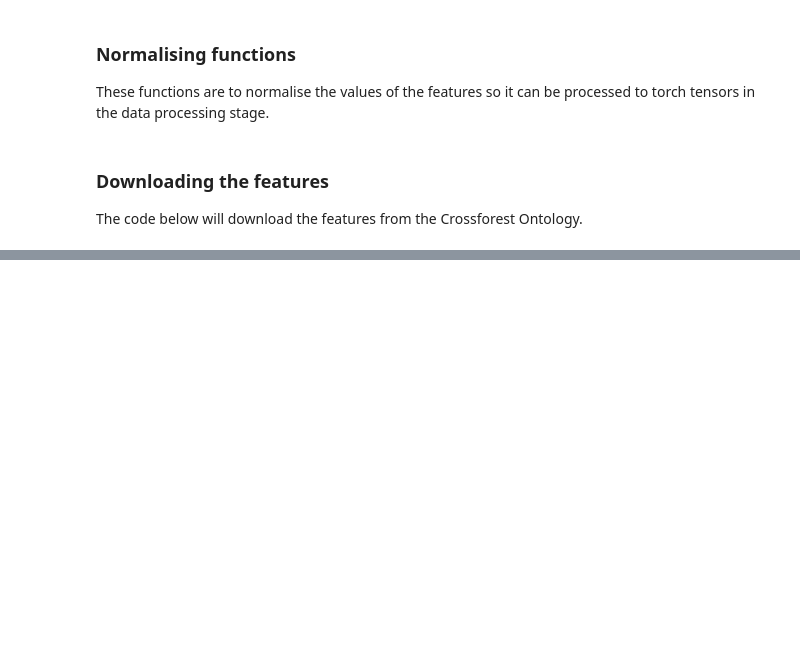
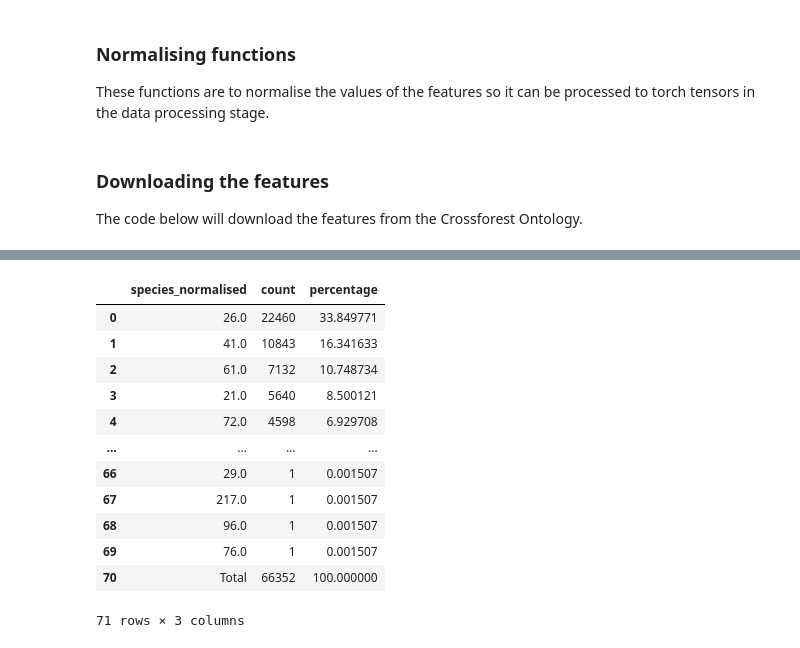
Before and after one commit to christyesmee/Thesis, a Jupyter notebook: DataDownload.ipynb, the cells around one changed output, grey strips where cells are left out. Drawn from its saved outputs; the diff is of its cells as text; code cells hidden in the pictures; blank space fills up the shorter version.

```diff
--- a/DataDownload.ipynb
+++ b/DataDownload.ipynb
@@ -285,0 +671,43 @@ The code below will download the features from the Crossforest Ontology.
+# %%
+import pandas as pd
+
+# Step 1: Load the DataFrame
+file_path_pandas = '/content/drive/MyDrive/17_ont_pickles/all_data_cleaned_no_norm.pickle'
+all_data = pd.read_pickle(file_path_pandas)
+
+# Step 2: Calculate Count and Percentage
+species_count = all_data['species_number'].value_counts().reset_index()
+species_count.columns = ['species_number', 'count']
+
+total_count = species_count['count'].sum()
+species_count['percentage'] = (species_count['count'] / total_count) * 100
+
+species_count['species_normalised'] = species_count['species_number']  # Assuming species_number is already normalized
+
+final_table = species_count[['species_normalised', 'count', 'percentage']]
+
+# Add a total row
+total_row = pd.DataFrame({
+    'species_normalised': ['Total'],
+    'count': [final_table['count'].sum()],
+    'percentage': [final_table['percentage'].sum()]
+})
+
+final_table = pd.concat([final_table, total_row], ignore_index=True)
+
+# Step 3: Display the Table
+final_table
+# %% [output]
+|  | species_normalised | count | percentage |
+| 0 | 26.0 | 22460 | 33.849771 |
+| 1 | 41.0 | 10843 | 16.341633 |
+| 2 | 61.0 | 7132 | 10.748734 |
+| 3 | 21.0 | 5640 | 8.500121 |
+| 4 | 72.0 | 4598 | 6.929708 |
+| ... | ... | ... | ... |
+| 66 | 29.0 | 1 | 0.001507 |
+| 67 | 217.0 | 1 | 0.001507 |
+| 68 | 96.0 | 1 | 0.001507 |
+| 69 | 76.0 | 1 | 0.001507 |
+| 70 | Total | 66352 | 100.000000 |
+71 rows × 3 columns
```
Also changed, not shown: parts of 61 cells of this notebook.
